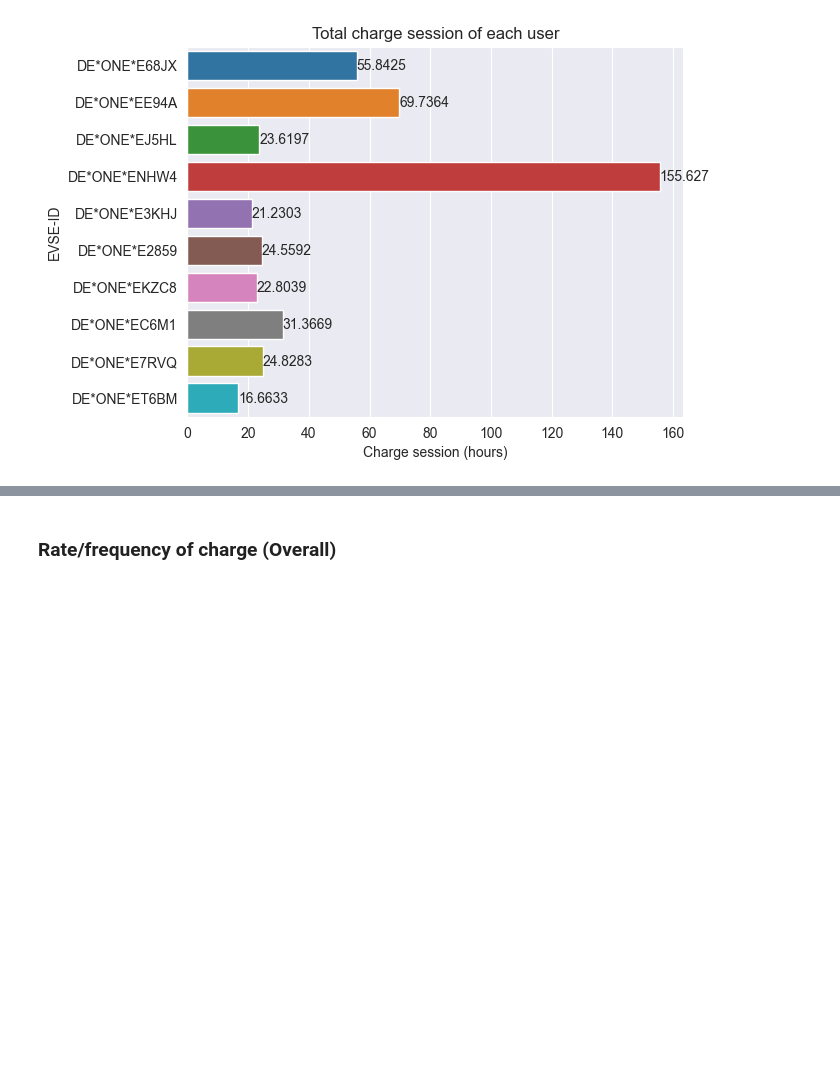
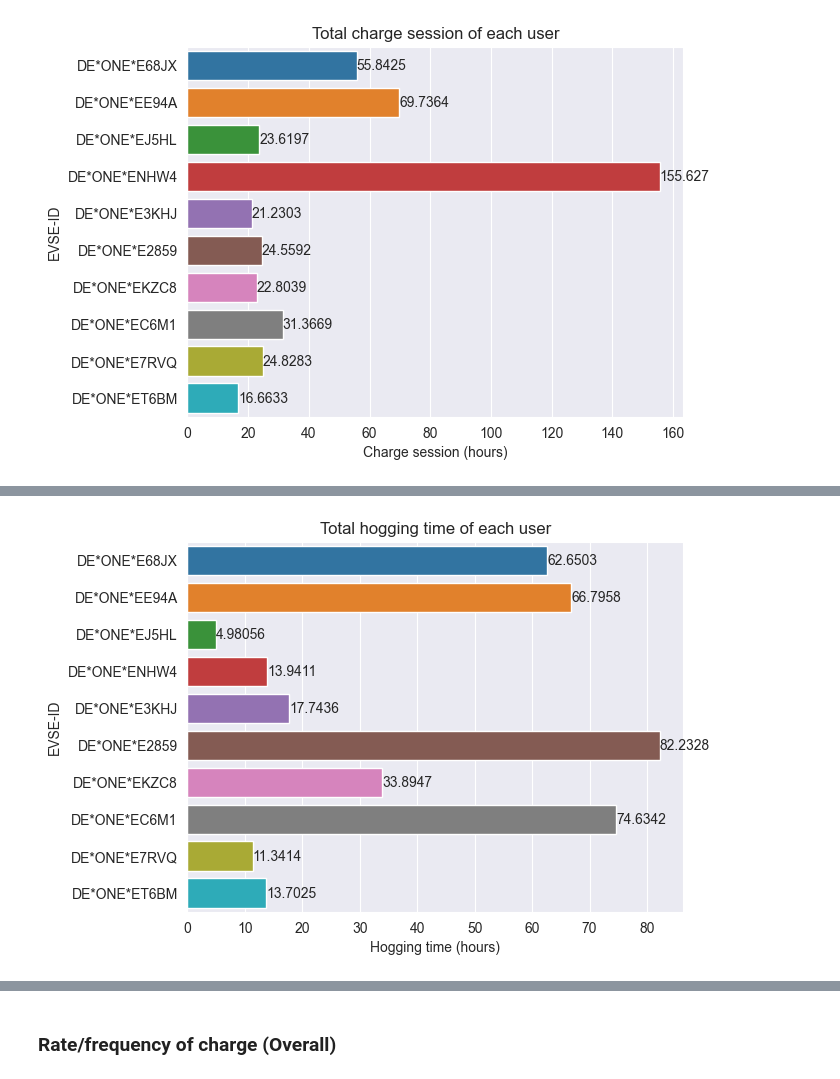
Before and after one commit to Omotayewo/EV-charging-analysis, a Jupyter notebook: Notebooks/Analysis of Electric Vehicle Charging Transactions (Employees).ipynb, the cells around one changed output, grey strips where cells are left out. Drawn from its saved outputs; the diff is of its cells as text; code cells hidden in the pictures; blank space fills up the shorter version.

```diff
--- a/Notebooks/Analysis of Electric Vehicle Charging Transactions (Employees).ipynb
+++ b/Notebooks/Analysis of Electric Vehicle Charging Transactions (Employees).ipynb
@@ -141,0 +156,19 @@ plt.show()
+# %%
+employee_data['Hogging time'] = employee_data['Blocking time'] - employee_data['Charge time']
+employee_data_september = employee_data[employee_data['Plugged_in_month'] == 9]
+employee_data_october = employee_data[employee_data['Plugged_in_month'] == 10]
+employee_data_november = employee_data[employee_data['Plugged_in_month'] == 11]
+# %%
+ax = sns.barplot(
+    data=employee_data,
+    y='EVSE-ID',
+    x='Hogging time',
+    estimator='sum',
+    errorbar=None
+)
+ax.bar_label(ax.containers[0], fontsize=10)
+plt.xlabel('Hogging time (hours)')
+plt.title('Total hogging time of each user')
+plt.show()
+# %% [output]
+[figure, added]
```
Also changed, not shown: parts of 56 cells of this notebook.
